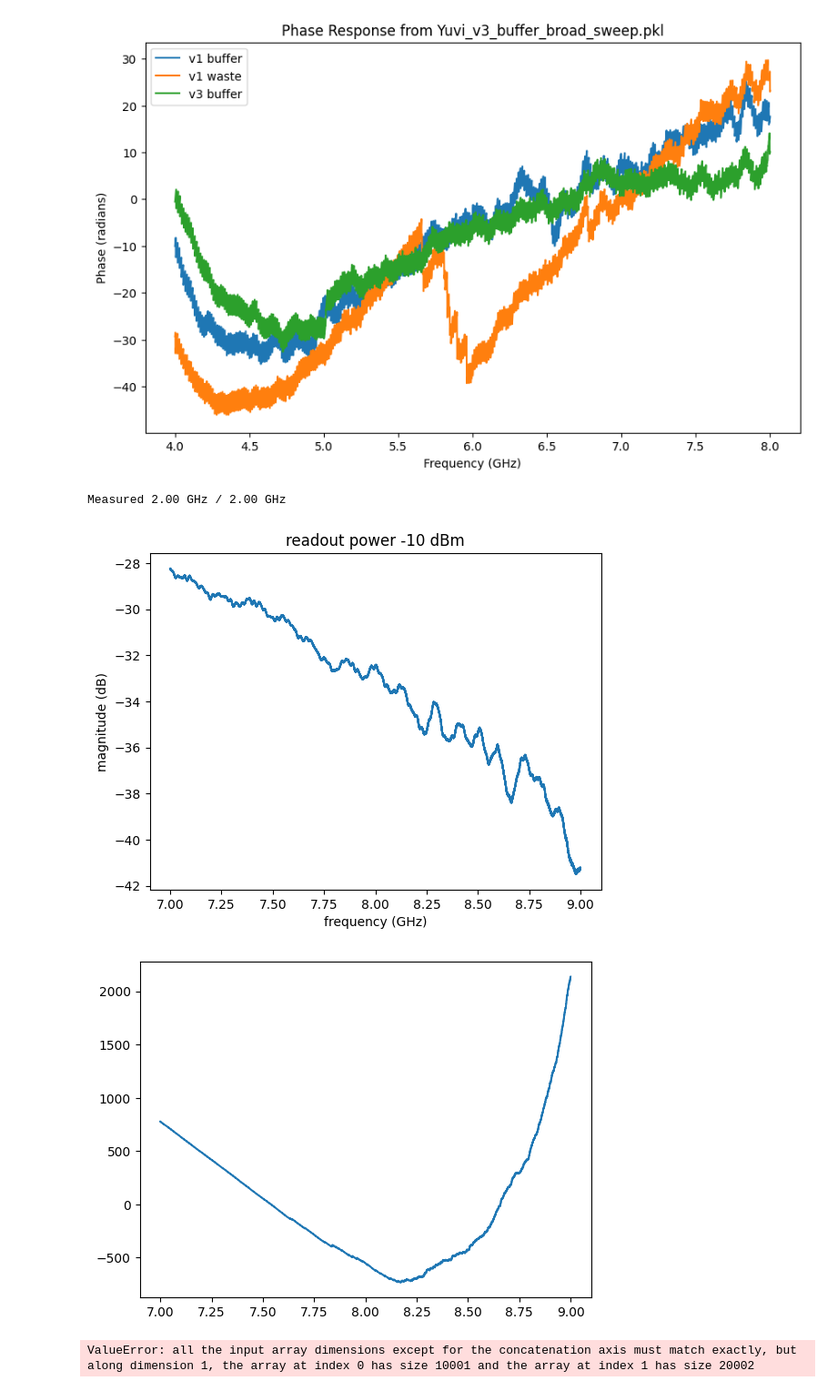
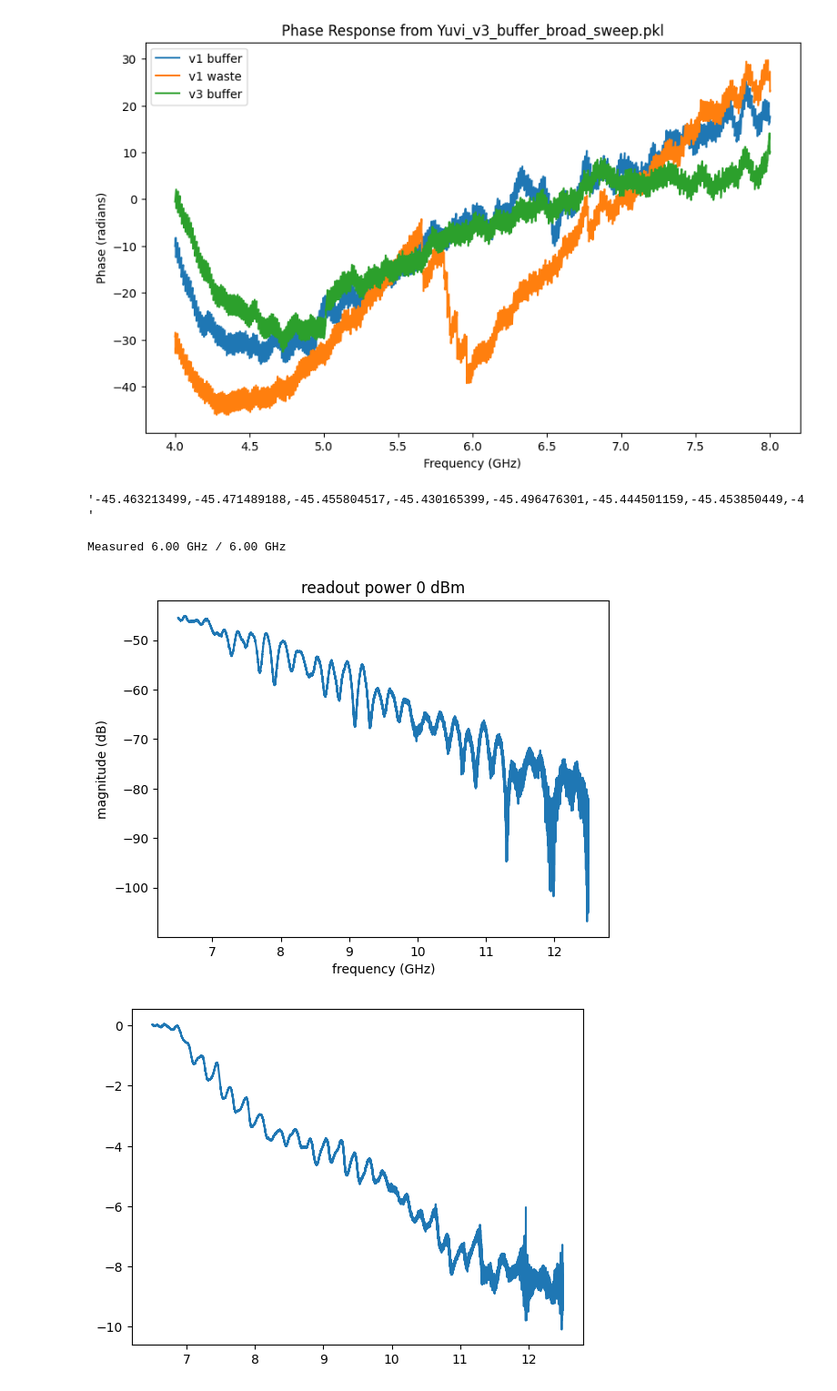
Before and after one commit to SchusterLab/slab_qick_calib, a Jupyter notebook: notebooks/VNA_datataking_SMPD.ipynb, the cells around one changed output. Shown at 91% size. Cells and saved outputs as stored; diff of their text form; code cells hidden in the pictures.

```diff
--- a/notebooks/VNA_datataking_SMPD.ipynb
+++ b/notebooks/VNA_datataking_SMPD.ipynb
@@ -103,0 +151,12 @@ Measured 14.00 GHz / 14.00 GHz
+# %%
+unwrapped_phase = np.unwrap(phase_all/180*np.pi)
+phase_fit = np.polyfit(freq_all[:2000], unwrapped_phase[:2000],1)
+unwrapped_phase -= np.polyval(phase_fit, freq_all)
+plt.plot(freq_all,unwrapped_phase)
+# plt.plot(freq_all[-2000:], unwrapped_phase[-2000:])
+
+S43 = 10**(mag_all/20) * np.exp(1j*unwrapped_phase)
+plt.figure()
+plt.plot(freq_all, mag_all)
+plt.figure()
+plt.plot(S43.real, S43.imag)
@@ -104,14 +173,16 @@ Measured 14.00 GHz / 14.00 GHz
 # %%
-data_dir = 'C:/_Data/SMPD/2026_02_06/circulator_input_port'
+data_dir = 'C:/_Data/SMPD/2026_03_03'
 for file in os.listdir(data_dir):
     if file.endswith('.pkl') :
         print(file)
         freq_all, mag_all, phase_all = pickle.load(open(os.path.join(data_dir, file), 'rb'))
-        plt.plot(freq_all, mag_all,label=file.split('/')[-1].split('.')[0])
+        plt.plot(freq_all[, mag_all,label=file.split('/')[-1].split('.')[0])
 
 plt.xlabel('frequency (GHz)')
 plt.ylabel('magnitude (dB)')
-plt.title('BFG chains used for SMPDs')
+plt.title('BFG chains')
 plt.legend()
-plt.ylim(bottom=-100)
+plt.ylim(bottom=-50)
+# plt.xlim(left=6.5,right=8)
+plt.grid(True)
 # %% [output]
@@ -176,20 +246,25 @@ for file in os.listdir(data_dir):
 # %% [output]
 [figure]
 [figure]
+# %%
+data2['mag'][:100]
+# %% [output]
+'-45.463213499,-45.471489188,-45.455804517,-45.430165399,-45.496476301,-45.444501159,-45.453850449,-4'
 # %%
-num_freqs = 10001
-num_dc_powers = 3
+num_freqs = 10001*6
+num_dc_powers = 10
 
 freq_array = np.zeros((num_dc_powers, num_freqs))
-mag_array = np.array((num_dc_powers, num_freqs))
-phase_array = np.array((num_dc_powers, num_freqs))
+mag_array = np.zeros((num_dc_powers, num_freqs))
+phase_array = np.zeros((num_dc_powers, num_freqs))
 
 
 for i, dc_power in enumerate(np.linspace(0,50,num_dc_powers)):
+    print('set DC power to {} mV'.format(dc_power))
     b.set_voltage_mV(CH,dc_power)
     b.enable_output(CH)
     time.sleep(0.1)
-    start = 7; stop = 9; step = 1
+    start = 6.5; stop = 12.5; step = 1
     #start = 7.6; stop = 7.8; step = 0.2
 
     current = start
@@ -205,13 +280,13 @@ for i, dc_power in enumerate(np.linspace(0,50,num_dc_powers)):
         settings['measurement'] = 'S43'
         settings['start_freq'] = (current)*1e9
         settings['stop_freq'] = (current + step)*1e9
-        settings['RFpower'] = -10
+        settings['RFpower'] = -0
         settings['ifBW'] = 10000
         settings['avg_time'] = 10
         # if RFpower < -30:
         #     settings['avg_time'] = 0.5 * (10 ** (-RFpower/10)) / (10 ** (30/10))  # Increase averaging time for lower powers
 
-        settings['freq_points'] = num_freqs
+        settings['freq_points'] = 10001
         data2 = RS.trans_meas(settings)
         mag = np.array(eval(str(data2['mag'])))
         phase = np.array(eval(str(data2['phase'])))
@@ -221,40 +296,39 @@ for i, dc_power in enumerate(np.linspace(0,50,num_dc_powers)):
         mag_all = np.concatenate((mag_all,mag))
         phase_all = np.concatenate((phase_all,phase))
 
-        phase_all_plot = np.unwrap(phase_all)
-        phase_fit = np.polyfit(freq_all, phase_all_plot, 1)
+        phase_all_plot = np.unwrap(phase_all/180*np.pi)
+        phase_fit = np.polyfit(freq_all[:1000], phase_all_plot[:1000], 1)
         phase_all_plot = phase_all_plot - np.polyval(phase_fit, freq_all)
 
         current += step
 
 
         clear_output(wait=True)  # clears previous plot in the notebook cell
         print(f'Measured {current-start:.2f} GHz / {stop-start:.2f} GHz', end='\r')
         plt.plot(freq_all, mag_all)
         plt.xlabel('frequency (GHz)')
         plt.ylabel('magnitude (dB)')
         plt.title('readout power {} dBm'.format(settings['RFpower']))
 
         plt.figure()
         plt.plot(freq_all, phase_all_plot)
 
         plt.show()
         time.sleep(0.1)
         # res_idx = np.argmin(abs(freq-6.9028))
         # plt.plot(freq_all,mag_all)
         # plt.plot(freq[res_idx],mag[res_idx],'ro')
         # plt.show()
 
     freq_array[i,:] = freq_all
     mag_array[i,:] = mag_all
     phase_array[i,:] = phase_all_plot
 
 b.set_voltage_mV(CH, 0)
 b.disable_output(CH)
 
-pickle.dump((freq_array, mag_array, phase_array), open('C:/_Data/SMPD/2026_0105/Yuvi_v3_buffer_dc_sweep.pkl', 'wb'))
+pickle.dump((freq_array, mag_array, phase_array), open('C:/_Data/SMPD/2026_03_03/Yuvi_v3_buffer_dc_sweep.pkl', 'wb'))
 # %% [output]
-Measured 2.00 GHz / 2.00 GHz
+Measured 6.00 GHz / 6.00 GHz
-[figure, old version]
+[figure, new version]
-[figure, old version]
+[figure, new version]
-ValueError: all the input array dimensions except for the concatenation axis must match exactly, but along dimension 1, the array at index 0 has size 10001 and the array at index 1 has size 20002
```
Also changed, not shown: parts of 10 cells of this notebook, 12 other files.
